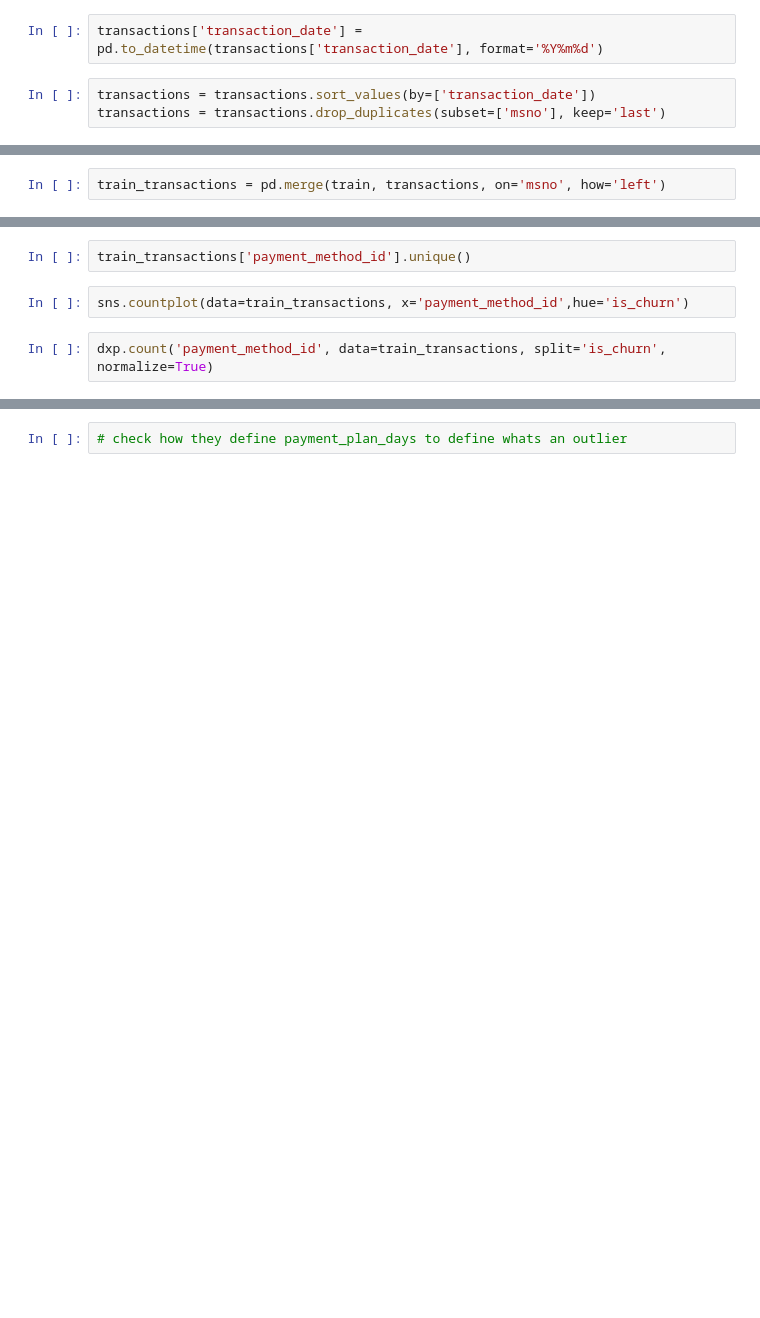
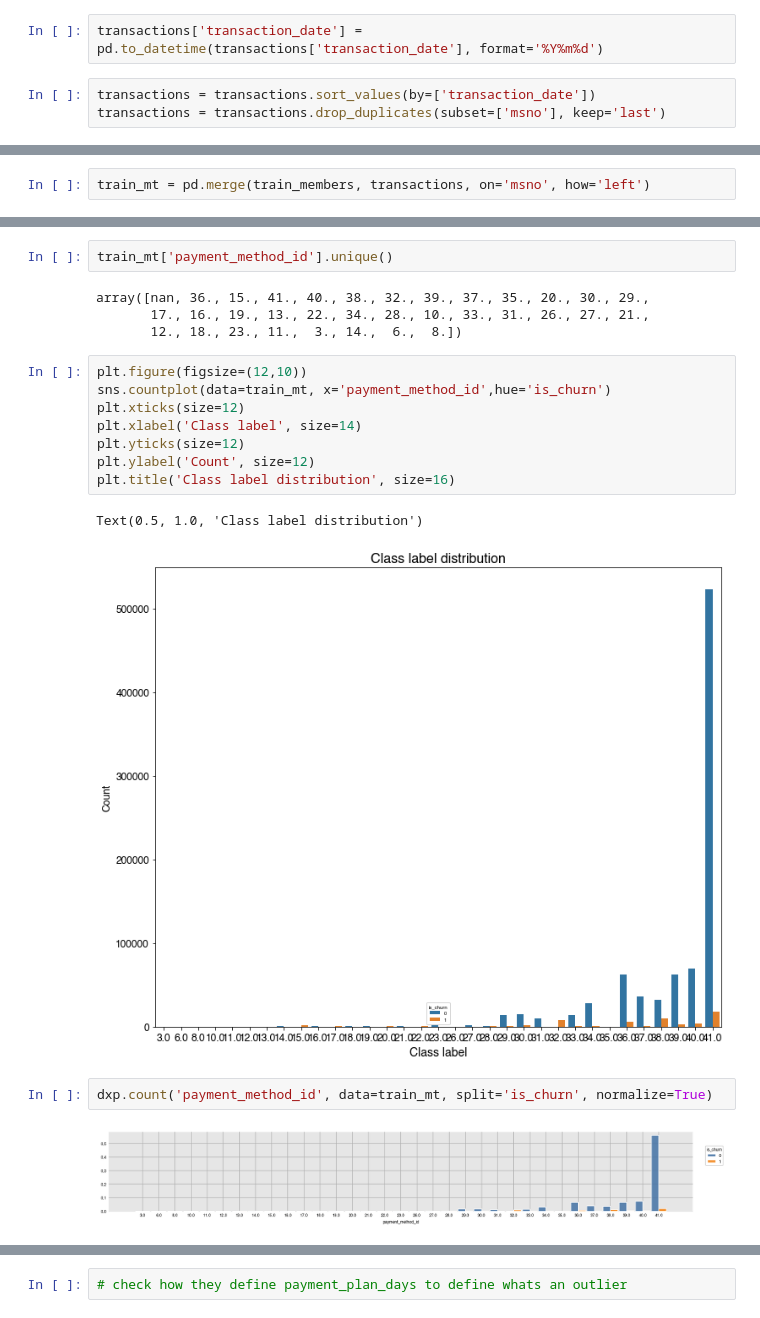
Before and after one commit to ohanid/SD701, a Jupyter notebook: Project/Project_SD701.ipynb, the cells around one changed output, grey strips where cells are left out. Saved outputs shown, nothing was run; the diff lists cells and outputs as text; blank space fills up the shorter version.

```diff
--- a/Project/Project_SD701.ipynb
+++ b/Project/Project_SD701.ipynb
@@ -259,3 +267,3 @@ train.shape
 # %%
-train_transactions = pd.merge(train, transactions, on='msno', how='left')
+train_mt = pd.merge(train_members, transactions, on='msno', how='left')
 # %%
@@ -271,7 +316,22 @@ train_transactions.isnull().sum()
 # %%
-train_transactions['payment_method_id'].unique()
+train_mt['payment_method_id'].unique()
+# %% [output]
+array([nan, 36., 15., 41., 40., 38., 32., 39., 37., 35., 20., 30., 29.,
+       17., 16., 19., 13., 22., 34., 28., 10., 33., 31., 26., 27., 21.,
+       12., 18., 23., 11.,  3., 14.,  6.,  8.])
-# %%
-sns.countplot(data=train_transactions, x='payment_method_id',hue='is_churn')
+# %%
+plt.figure(figsize=(12,10))
+sns.countplot(data=train_mt, x='payment_method_id',hue='is_churn')
+plt.xticks(size=12)
+plt.xlabel('Class label', size=14)
+plt.yticks(size=12)
+plt.ylabel('Count', size=12)
+plt.title('Class label distribution', size=16)
+# %% [output]
+Text(0.5, 1.0, 'Class label distribution')
+[figure, added]
 # %%
-dxp.count('payment_method_id', data=train_transactions, split='is_churn', normalize=True)
+dxp.count('payment_method_id', data=train_mt, split='is_churn', normalize=True)
+# %% [output]
+[figure, added]
 # %%
```
Also changed, not shown: parts of 47 cells of this notebook.
